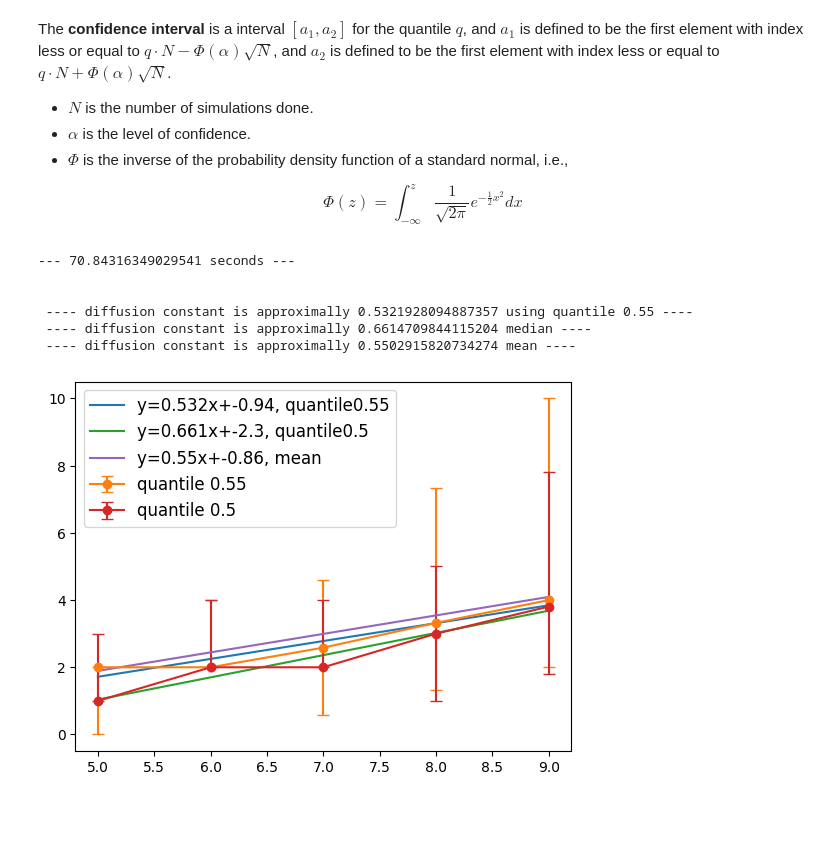
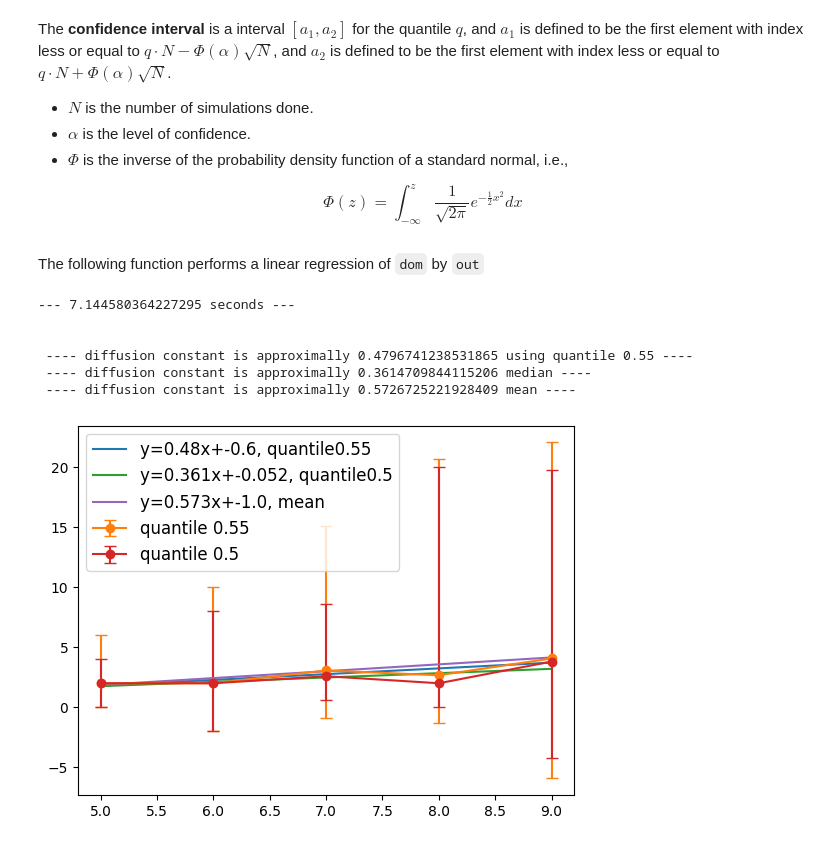
Before and after one commit to IgorSSBarbosa/Random-Walk-on-Random-Environment, a Jupyter notebook: log_log_plot_estimator.ipynb, the cells around one changed output. Cells and saved outputs as stored; diff of their text form; code cells hidden in the pictures; blank space fills up the shorter version.

Commit message:
add log-log-plot example in rwre notebook

```diff
--- a/log_log_plot_estimator.ipynb
+++ b/log_log_plot_estimator.ipynb
@@ -66,9 +66,8 @@ The **confidence interval** is a interval $[a_1,a_2]$ for the quantile $q$, and
 $$\Phi(z) = \int_{-\infty}^z \frac{1}{\sqrt{2\pi}} e^{-\frac{1}{2}x^2} dx$$
 # %%
 # calculating the interval of confidence
-alpha = 0.1 # confidence level
 
-def confidence_level(q,sortedAbs, alpha): # it gives a confifence interval centered in quantile q
+def confidence_level(q,sortedAbs, alpha=0.01): # it gives a confifence interval centered in quantile q
     numb_columns,numb_rows = sortedAbs.shape
     # numb_columns is the range of simulations done
     # numb_rows is the number of simulations done
@@ -83,27 +82,30 @@ def confidence_level(q,sortedAbs, alpha): # it gives a confifence interval cente
 
     errorbar = [np.abs(lowerboundheight-quantile_q), np.abs(upperboundheight-quantile_q)]
     return errorbar
+# %%
+def domain(k1,k2):
+    predomain = range(k2-k1+1)              # create a list of int [0 , 1 , ... , k2-k1]
+    dom = [int(x+k1) for x in predomain]    # shift that list to get [k1, k1+1, ... , k2]
+
+    return dom
+# %% [markdown]
+The following function performs a linear regression of `dom` by `out`
 # %%
-def linear_regression(k1,out,q=None,errorbar=None):
-    aux = out.shape                         # extracts the range of simulations in aux[0]
-    predomain = range(aux[0])               # create a list of int [0 , 1 , ... , aux[0]
-    domain = [int(x+k1) for x in predomain] # shift that list to get [ k1, k1+1, ... , k2]
-
-    poly_coef = np.polyfit(domain, out, 1)
-    poly_out = [poly_coef[1] + poly_coef[0]*x for x in domain]
+def linear_regression(dom,out,q=None,errorbar=None):
+    poly_coef = np.polyfit(dom, out, 1)
+    poly_out = [poly_coef[1] + poly_coef[0]*x for x in dom]
 
     # print the results in a graphic
     if q is not None and errorbar is not None: # when quantile and errorbar are given it's possibleto calulate an errorbar
-        plt.plot(domain, poly_out,label='y={:.3}x+{:.2}, quantile{:.2}'.format(poly_coef[0],poly_coef[1],q))
-        plt.errorbar(domain,out,yerr=errorbar, label = 'quantile {:.2}'.format(q),capsize=4, marker = 'o')
+        plt.plot(dom, poly_out,label='y={:.3}x+{:.2}, quantile{:.2}'.format(poly_coef[0],poly_coef[1],q))
+        plt.errorbar(dom,out,yerr=errorbar, label = 'quantile {:.2}'.format(q),capsize=4, marker = 'o')
     else:
-        plt.plot(domain, poly_out,label='y={:.3}x+{:.2}, mean'.format(poly_coef[0],poly_coef[1]))
+        plt.plot(dom, poly_out,label='y={:.3}x+{:.2}, mean'.format(poly_coef[0],poly_coef[1]))
 
     return poly_coef # returning the values of linear coeficcients
 # %%
 
-# calculating the linear regression of log map
-def log_log_plot(q,k1, A, alpha=0.01):
+def log_log_plot(q,dom, A, alpha=0.01):
     absA, sortedAbs, meanA, median = treat_this_data(A)
 
     logAbs    = np.log(absA)/np.log(2)
@@ -114,9 +116,9 @@ def log_log_plot(q,k1, A, alpha=0.01):
     errorbar = confidence_level(q,sortedAbs,alpha)
     errorbar_median = confidence_level(0.5, sortedAbs,alpha)
 
-    quantile_coef = linear_regression(k1,logquantile,q,errorbar)
-    median_coef = linear_regression(k1,logmedian,0.5,errorbar_median)
-    mean_coef = linear_regression(k1,logmean)
+    quantile_coef = linear_regression(dom,logquantile,q,errorbar)
+    median_coef = linear_regression(dom,logmedian,0.5,errorbar_median)
+    mean_coef = linear_regression(dom,logmean)
 
     print(" ---- diffusion constant is approximally %s using quantile %s ----" % (quantile_coef[0],q))
     print(" ---- diffusion constant is approximally %s median ----" % (median_coef[0]))
@@ -127,19 +129,19 @@ def log_log_plot(q,k1, A, alpha=0.01):
 # %%
 
 # Example of use
 k1 = 5
 k2 = 9
-Numbsimul = 256
+Numbsimul = 25
 A = full_data_random_walk(k1,k2, Numbsimul)
 
 q = 0.55
-
-log_log_plot(q,k1,A)
+dom = domain(k1,k2)
+log_log_plot(q,dom,A)
 # %% [output]
---- 70.84316349029541 seconds ---
+--- 7.144580364227295 seconds ---
 
 
- ---- diffusion constant is approximally 0.5321928094887357 using quantile 0.55 ----
- ---- diffusion constant is approximally 0.6614709844115204 median ----
- ---- diffusion constant is approximally 0.5502915820734274 mean ----
+ ---- diffusion constant is approximally 0.4796741238531865 using quantile 0.55 ----
+ ---- diffusion constant is approximally 0.3614709844115206 median ----
+ ---- diffusion constant is approximally 0.5726725221928409 mean ----
-[figure, old version]
+[figure, new version]
```
Also changed, not shown: parts of 1 cell of this notebook, 2 other files.
